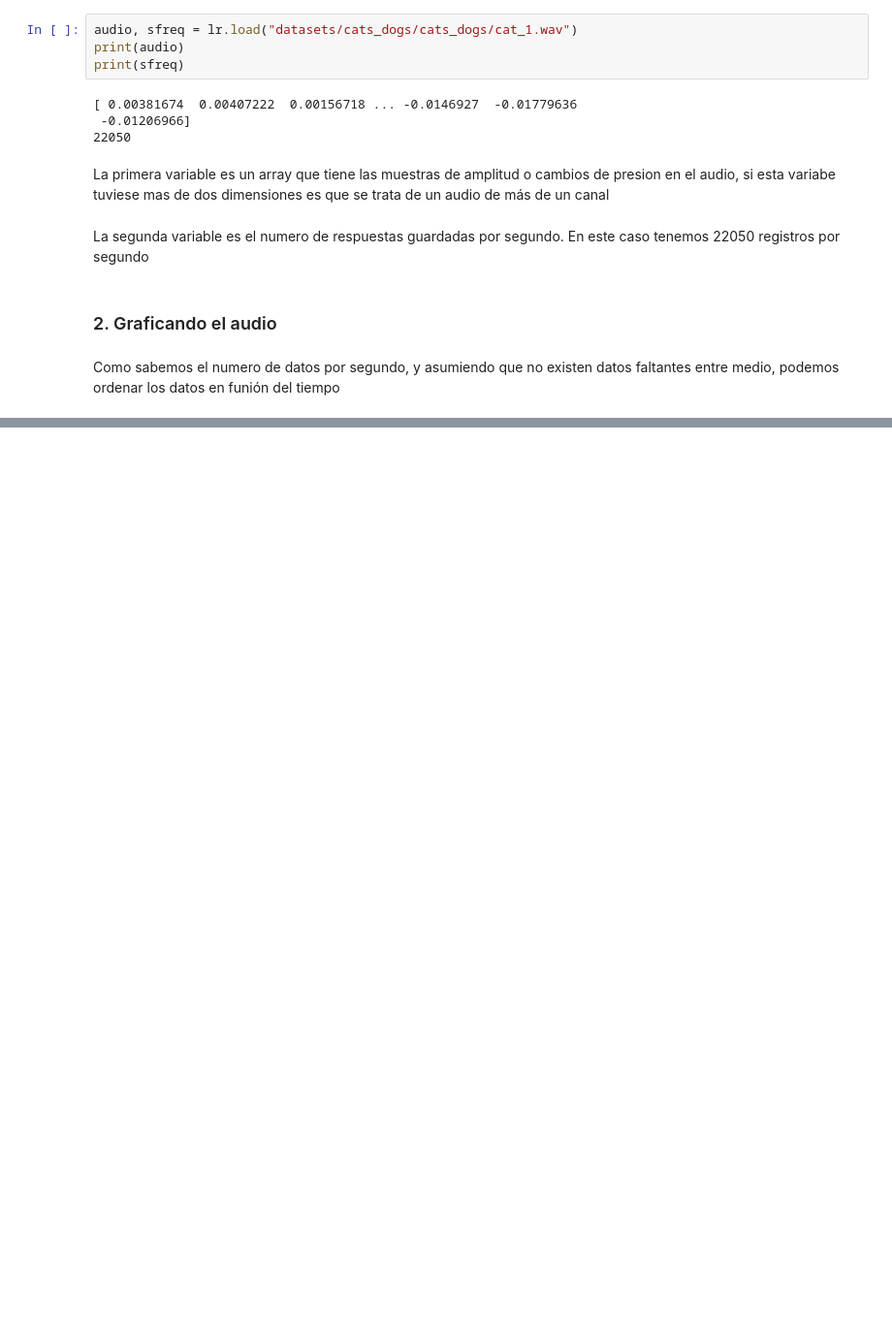
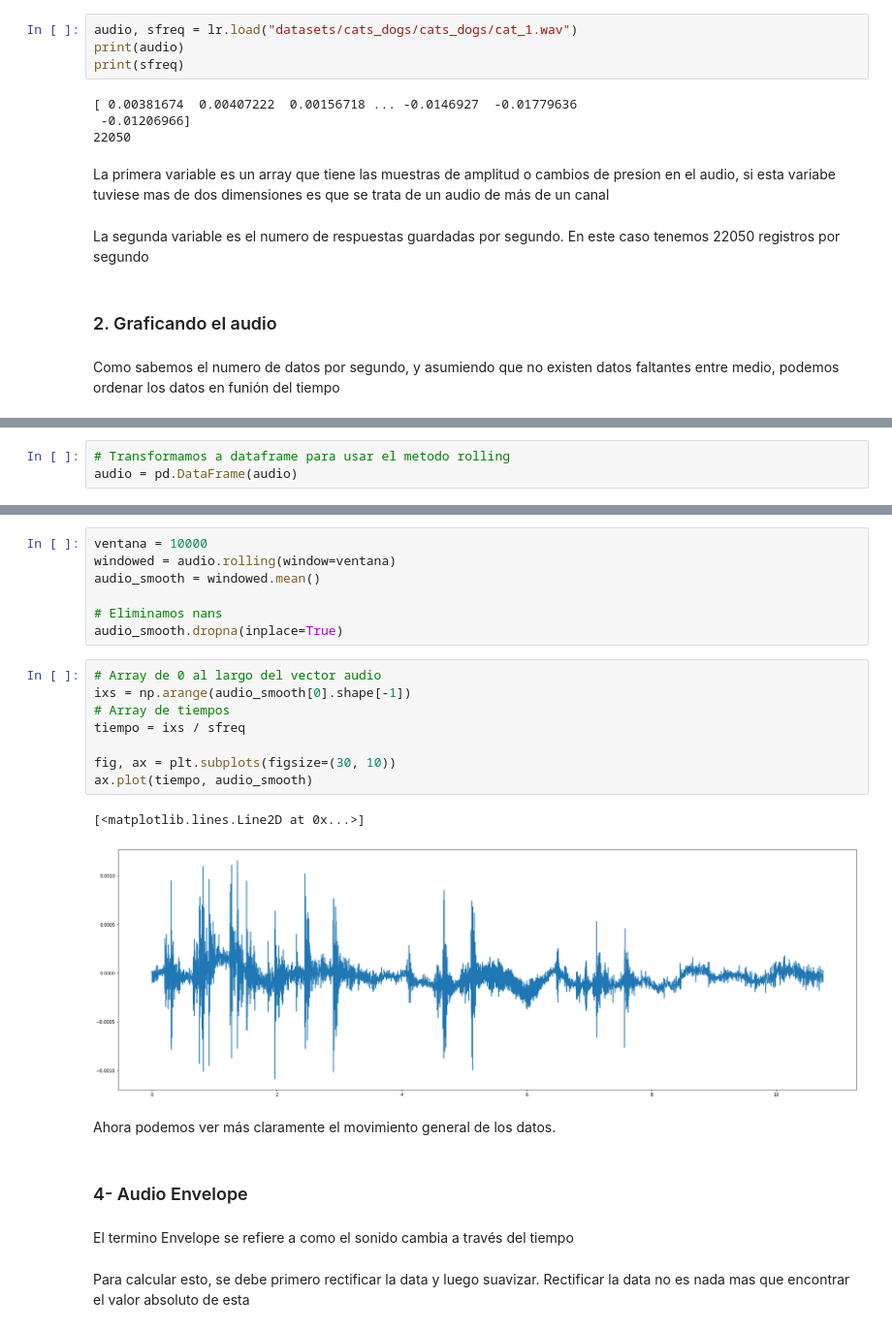
Before and after one commit to PamelaMunozCaceres/Python-Study, a Jupyter notebook: Jugando con datos de audio.ipynb, the cells around one changed output, grey strips where cells are left out. Shown at 97% size. Cells and saved outputs as stored; diff of their text form; blank space fills up the shorter version.

```diff
--- a/Jugando con datos de audio.ipynb
+++ b/Jugando con datos de audio.ipynb
@@ -43,0 +69,3 @@ ax.plot(tiempo, audio)
+# %%
+# Transformamos a dataframe para usar el metodo rolling
+audio = pd.DataFrame(audio)
@@ -43,0 +74,26 @@ ax.plot(tiempo, audio)
+# %%
+ventana = 10000
+windowed = audio.rolling(window=ventana)
+audio_smooth = windowed.mean()
+
+# Eliminamos nans
+audio_smooth.dropna(inplace=True)
+# %%
+# Array de 0 al largo del vector audio
+ixs = np.arange(audio_smooth[0].shape[-1])
+# Array de tiempos
+tiempo = ixs / sfreq
+
+fig, ax = plt.subplots(figsize=(30, 10))
+ax.plot(tiempo, audio_smooth)
+# %% [output]
+[<matplotlib.lines.Line2D at 0x...>]
+[figure, added]
+# %% [markdown]
+Ahora podemos ver más claramente el movimiento general de los datos.
+# %% [markdown]
+### 4- Audio Envelope
+# %% [markdown]
+El termino Envelope se refiere a como el sonido cambia a través del tiempo
+# %% [markdown]
+Para calcular esto, se debe primero rectificar la data y luego suavizar. Rectificar la data no es nada mas que encontrar el valor absoluto de esta
```
Also changed, not shown: parts of 12 cells of this notebook.
